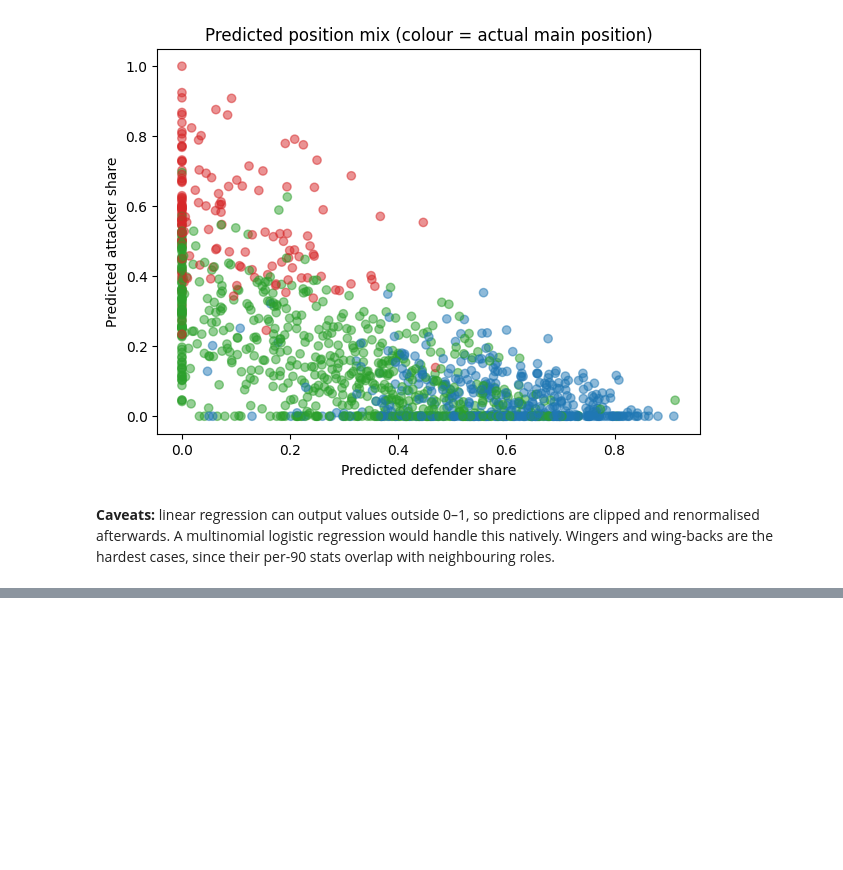
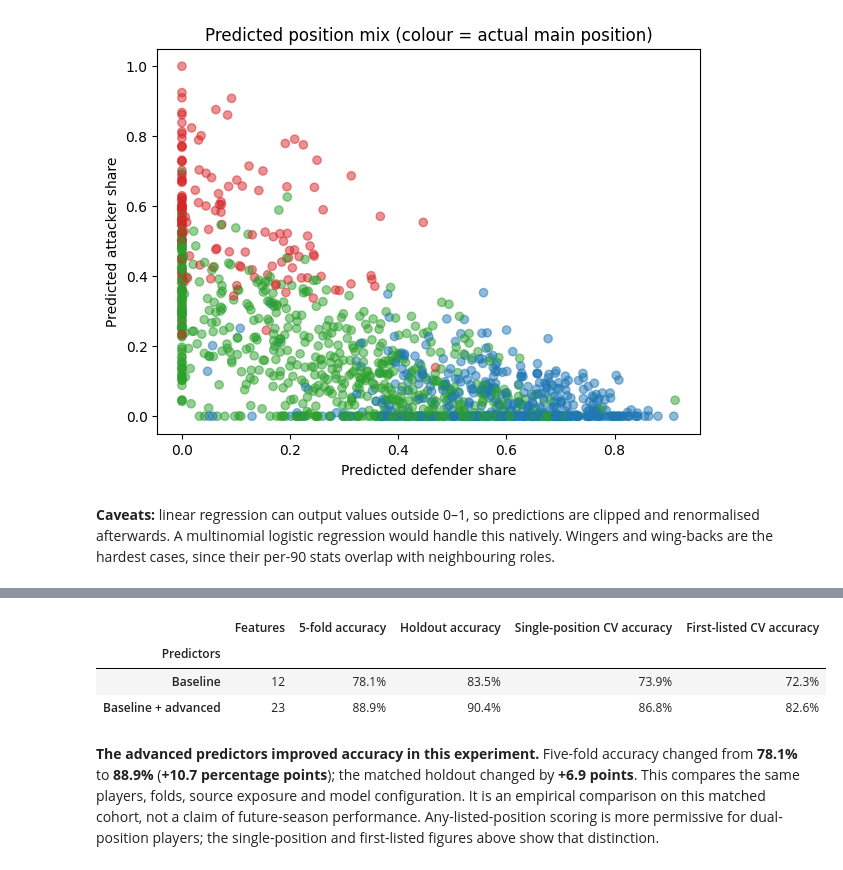
Before and after one commit to zaiddib1/AI_Football_Project, a Jupyter notebook: position_linear_regression.ipynb, the cells around one changed output, grey strips where cells are left out. Saved outputs shown, nothing was run; the diff lists cells and outputs as text; code cells hidden in the pictures; blank space fills up the shorter version.

```diff
--- a/position_linear_regression.ipynb
+++ b/position_linear_regression.ipynb
@@ -145,0 +193,14 @@ ax.set_title('Predicted position mix (colour = actual main position)'); plt.show
+# %%
+adv_summary = adv_summary_table(adv_result)
+adv_formatted_summary = adv_summary.copy()
+for adv_column in adv_formatted_summary.columns:
+    if adv_column != 'Features':
+        adv_formatted_summary[adv_column] = adv_formatted_summary[adv_column].map(lambda value: f'{value:.1%}')
+adv_display(adv_formatted_summary)
+adv_display(adv_Markdown(adv_conclusion(adv_result)))
+# %% [output]
+|  | Features | 5-fold accuracy | Holdout accuracy | Single-position CV accuracy | First-listed CV accuracy |
+| Predictors |  |  |  |  |  |
+| Baseline | 12 | 78.1% | 83.5% | 73.9% | 72.3% |
+| Baseline + advanced | 23 | 88.9% | 90.4% | 86.8% | 82.6% |
+**The advanced predictors improved accuracy in this experiment.** Five-fold accuracy changed from **78.1%** to **88.9%** (**+10.7 percentage points**); the matched holdout changed by **+6.9 points**. This compares the same players, folds, source exposure and model configuration. It is an empirical comparison on this matched cohort, not a claim of future-season performance. Any-listed-position scoring is more permissive for dual-position players; the single-position and first-listed figures above show that distinction.
```
Also changed, not shown: parts of 6 cells of this notebook, 50 other files.
